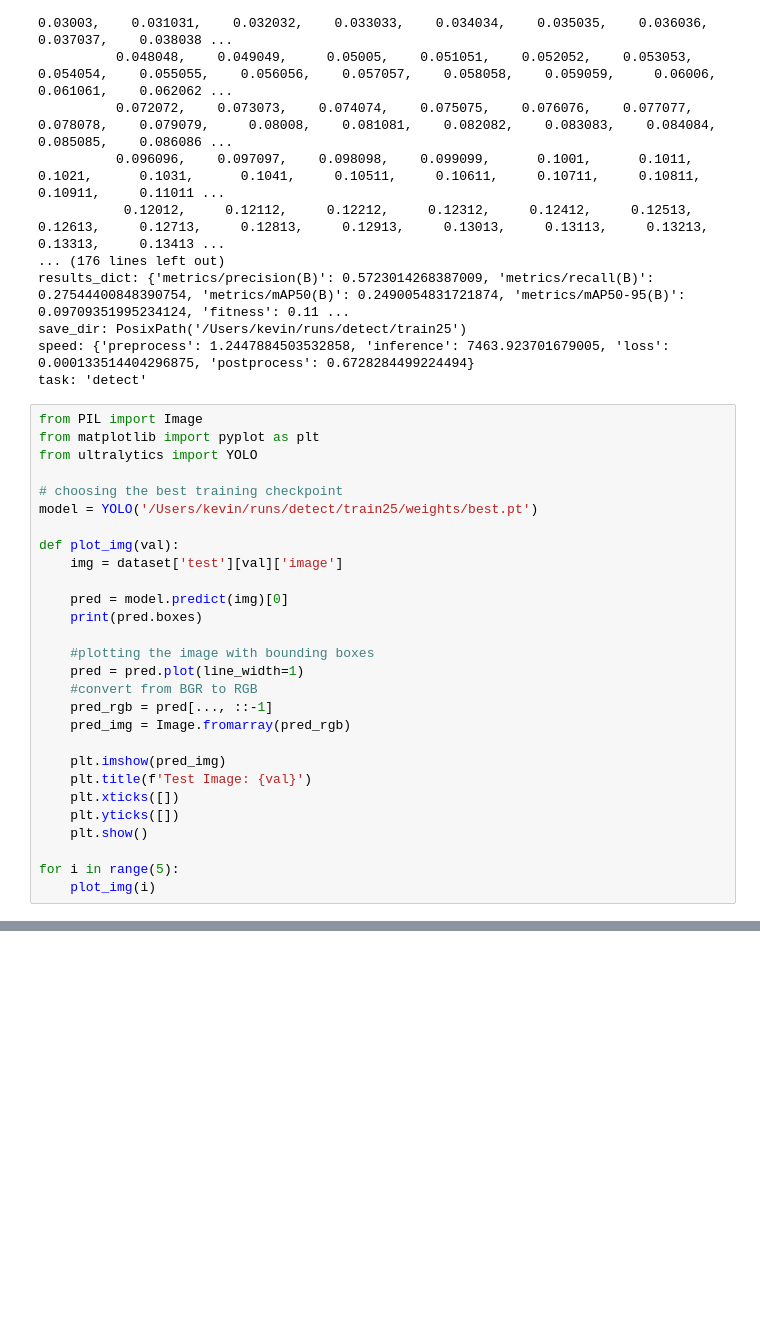
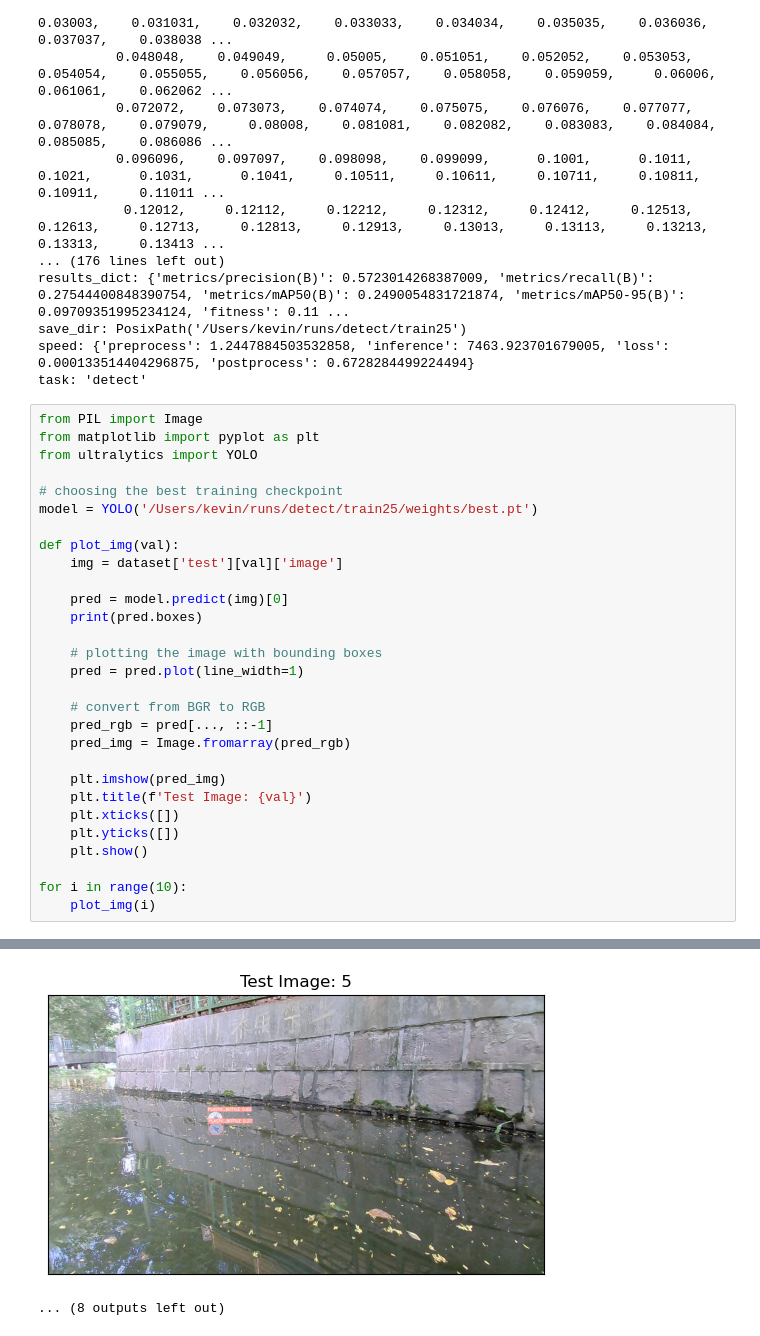
Before and after one commit to kevin-le1/CV_Final_Project, a Jupyter notebook: obj_detection/obj_detection.ipynb, the cells around one changed output, grey strips where cells are left out. Drawn from its saved outputs; the diff is of its cells as text; blank space fills up the shorter version.

```diff
--- a/obj_detection/obj_detection.ipynb
+++ b/obj_detection/obj_detection.ipynb
@@ -184,9 +184,10 @@ def plot_img(val):
     pred = model.predict(img)[0]
     print(pred.boxes)
 
-    #plotting the image with bounding boxes
+    # plotting the image with bounding boxes
     pred = pred.plot(line_width=1)
-    #convert from BGR to RGB
+
+    # convert from BGR to RGB
     pred_rgb = pred[..., ::-1]
     pred_img = Image.fromarray(pred_rgb)
 
@@ -196,6 +197,6 @@ def plot_img(val):
     plt.yticks([])
     plt.show()
 
-for i in range(5):
+for i in range(10):
     plot_img(i)
 # %% [output]
@@ -286,0 +308,2 @@ xyxyn: tensor([[0.3593, 0.2029, 0.3830, 0.2185]])
+[figure, added]
+... (8 outputs left out)
```
Also changed, not shown: parts of 1 cell of this notebook, 1 other file.
